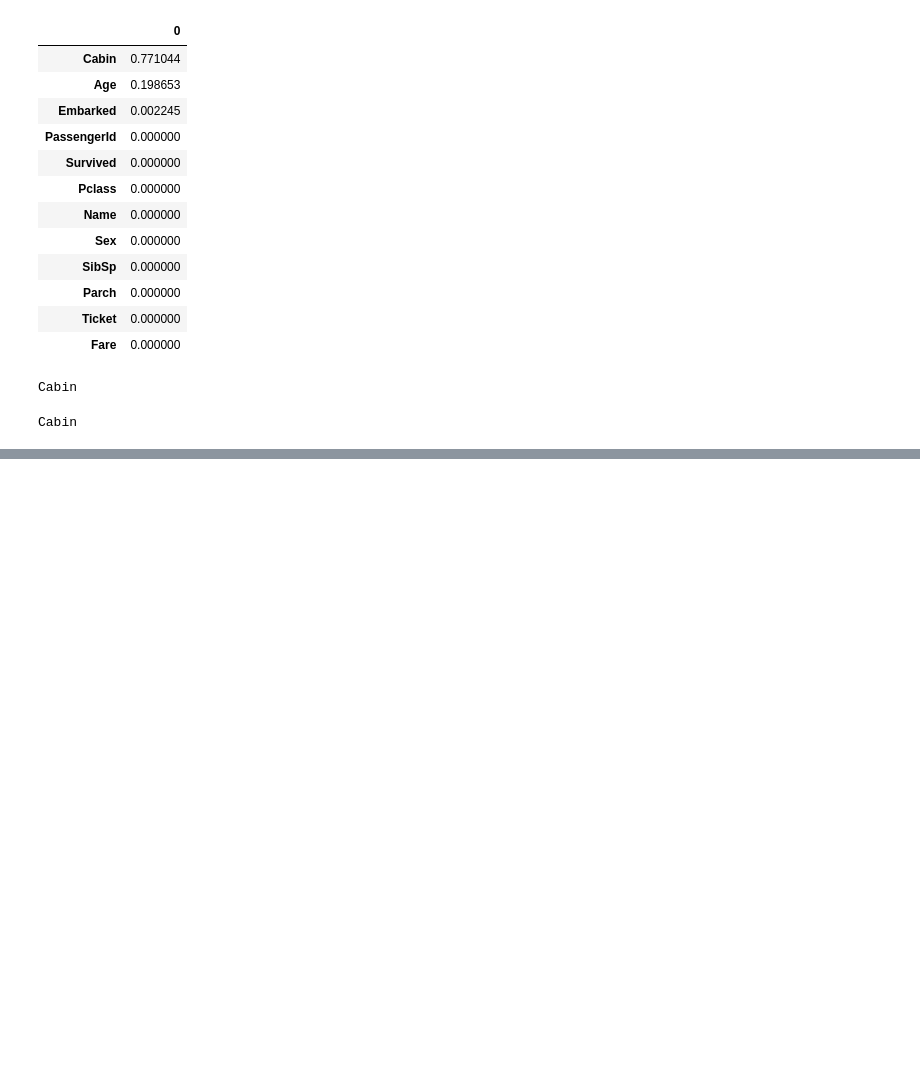
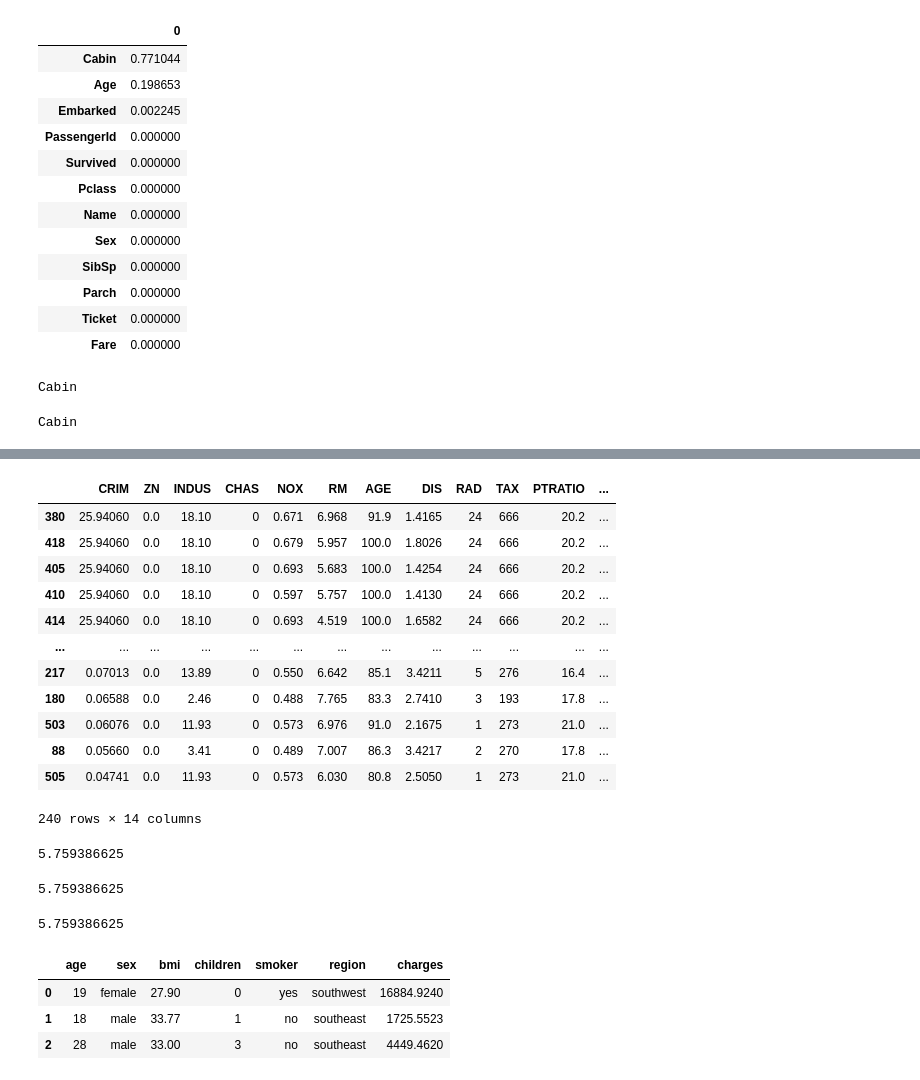
Before and after one commit to Indongspace/for_Data_Analysts-Song, a Jupyter notebook: 빅분기 복습/작업형 제1유형 (1).ipynb, the cells around one changed output, grey strips where cells are left out. Cells and saved outputs as stored; diff of their text form; code cells hidden in the pictures; blank space fills up the shorter version.

```diff
--- a/빅분기 복습/작업형 제1유형 (1).ipynb
+++ b/빅분기 복습/작업형 제1유형 (1).ipynb
@@ -277,3 +277,7 @@ ans = df1.index[0]
 print(ans)
 # %% [output]
 Cabin
+# %%
+import pandas as pd
+boston = pd.read_csv(r"D:\2025 단축키 빅데이터분석기사_파이썬\작업형 제1유형\data\boston.csv")
+print(boston.head(3))
@@ -279,0 +328,3 @@ Cabin
+# %%
+boston_sort = boston.sort_values(by='CRIM', ascending=False)
+boston_sort.iloc[9,0]
@@ -279,0 +348,4 @@ Cabin
+# %%
+crim_10 = boston_sort.iloc[9,0]
+boston_sort.iloc[:10, 0] = crim_10
+boston_sort.head(10)
@@ -279,0 +364,47 @@ Cabin
+# %%
+boston_sort_80 = boston_sort[boston_sort['AGE']>=80]
+boston_sort_80
+# %% [output]
+|  | CRIM | ZN | INDUS | CHAS | NOX | RM | AGE | DIS | RAD | TAX | PTRATIO | ... |
+| 380 | 25.94060 | 0.0 | 18.10 | 0 | 0.671 | 6.968 | 91.9 | 1.4165 | 24 | 666 | 20.2 | ... |
+| 418 | 25.94060 | 0.0 | 18.10 | 0 | 0.679 | 5.957 | 100.0 | 1.8026 | 24 | 666 | 20.2 | ... |
+| 405 | 25.94060 | 0.0 | 18.10 | 0 | 0.693 | 5.683 | 100.0 | 1.4254 | 24 | 666 | 20.2 | ... |
+| 410 | 25.94060 | 0.0 | 18.10 | 0 | 0.597 | 5.757 | 100.0 | 1.4130 | 24 | 666 | 20.2 | ... |
+| 414 | 25.94060 | 0.0 | 18.10 | 0 | 0.693 | 4.519 | 100.0 | 1.6582 | 24 | 666 | 20.2 | ... |
+| ... | ... | ... | ... | ... | ... | ... | ... | ... | ... | ... | ... | ... |
+| 217 | 0.07013 | 0.0 | 13.89 | 0 | 0.550 | 6.642 | 85.1 | 3.4211 | 5 | 276 | 16.4 | ... |
+| 180 | 0.06588 | 0.0 | 2.46 | 0 | 0.488 | 7.765 | 83.3 | 2.7410 | 3 | 193 | 17.8 | ... |
+| 503 | 0.06076 | 0.0 | 11.93 | 0 | 0.573 | 6.976 | 91.0 | 2.1675 | 1 | 273 | 21.0 | ... |
+| 88 | 0.05660 | 0.0 | 3.41 | 0 | 0.489 | 7.007 | 86.3 | 3.4217 | 2 | 270 | 17.8 | ... |
+| 505 | 0.04741 | 0.0 | 11.93 | 0 | 0.573 | 6.030 | 80.8 | 2.5050 | 1 | 273 | 21.0 | ... |
+240 rows × 14 columns
+# %%
+boston_sort_80['CRIM'].mean()
+# %% [output]
+5.759386625
+# %%
+ans = boston_sort_80['CRIM'].mean()
+print(ans)
+# %% [output]
+5.759386625
+# %%
+# 04. Boston Housing 데이터이다. 범죄율 컬럼인 'CRIM'변수의 상위에서 10번째 값(즉, 범죄율을 큰 순서로 정렬했을 때 10번째에 위치한 값)으로 상위 10개의 값을
+# 변환한 후 'AGE'변수가 80이상인 데이터를 추출하여 'CRIM'변수의 평균을 출력하시오.
+import pandas as pd
+boston = pd.read_csv(r"D:\2025 단축키 빅데이터분석기사_파이썬\작업형 제1유형\data\boston.csv")
+boston_sort = boston.sort_values(by='CRIM', ascending=False)
+top_10 = boston_sort.iloc[9,0]
+boston_sort.iloc[:10, 0] = top_10
+boston_sort_80 = boston_sort[boston_sort['AGE']>=80]
+print(boston_sort_80['CRIM'].mean())
+# %% [output]
+5.759386625
+# %%
+import pandas as pd
+insurance = pd.read_csv(r"D:\2025 단축키 빅데이터분석기사_파이썬\작업형 제1유형\data\insurance.csv")
+insurance.head(3)
+# %% [output]
+|  | age | sex | bmi | children | smoker | region | charges |
+| 0 | 19 | female | 27.90 | 0 | yes | southwest | 16884.9240 |
+| 1 | 18 | male | 33.77 | 1 | no | southeast | 1725.5523 |
+| 2 | 28 | male | 33.00 | 3 | no | southeast | 4449.4620 |
```
Also changed, not shown: parts of 13 cells of this notebook.
